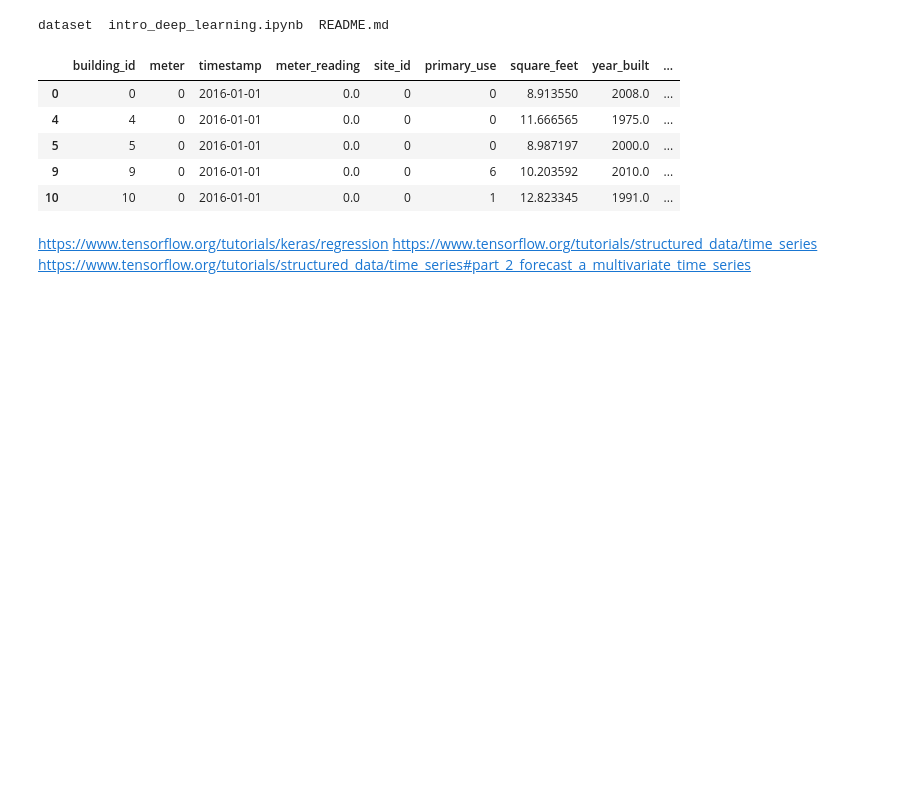
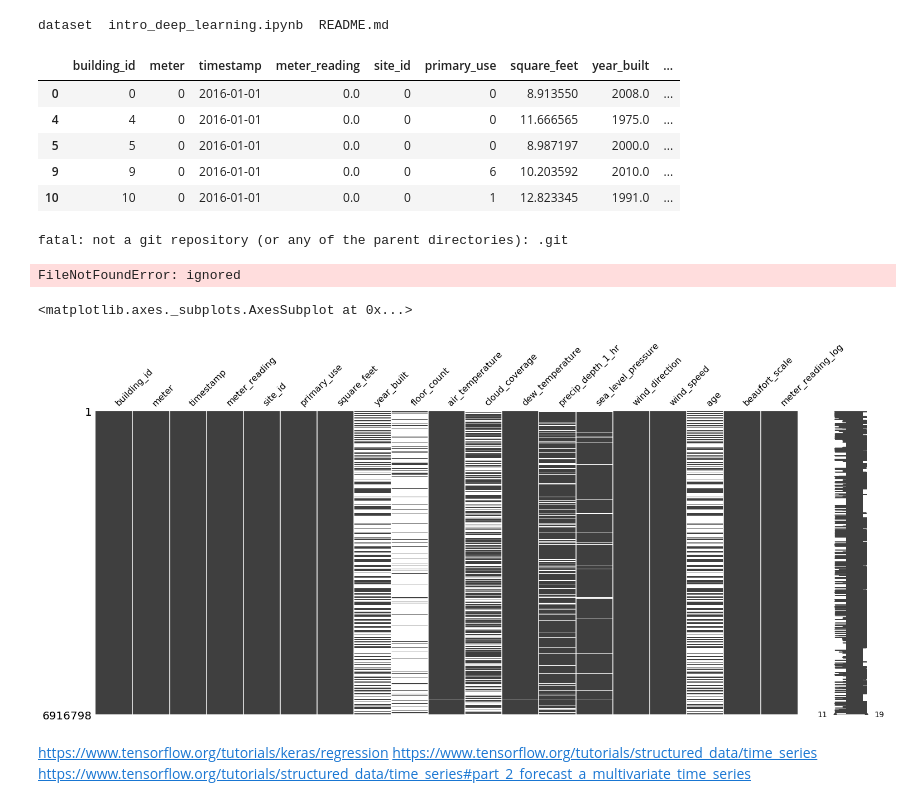
Before and after one commit to jfvandem/dev_test_days, a Jupyter notebook: intro_deep_learning.ipynb, the cells around one changed output. Drawn from its saved outputs; the diff is of its cells as text; code cells hidden in the pictures; blank space fills up the shorter version.

```diff
--- a/intro_deep_learning.ipynb
+++ b/intro_deep_learning.ipynb
@@ -95,6 +92,16 @@ train_df.head()
 | 5 | 5 | 0 | 2016-01-01 | 0.0 | 0 | 0 | 8.987197 | 2000.0 | ... |
 | 9 | 9 | 0 | 2016-01-01 | 0.0 | 0 | 6 | 10.203592 | 2010.0 | ... |
 | 10 | 10 | 0 | 2016-01-01 | 0.0 | 0 | 1 | 12.823345 | 1991.0 | ... |
+# %%
+le=joblib.load(data_dir+'label_encoder.pkl')
+# %% [output]
+fatal: not a git repository (or any of the parent directories): .git
+FileNotFoundError: ignored
+# %%
+msno.matrix(train_df)
+# %% [output]
+<matplotlib.axes._subplots.AxesSubplot at 0x...>
+[figure, added]
 # %% [markdown]
 https://www.tensorflow.org/tutorials/keras/regression
 https://www.tensorflow.org/tutorials/structured_data/time_series
```
Also changed, not shown: parts of 3 cells of this notebook.
